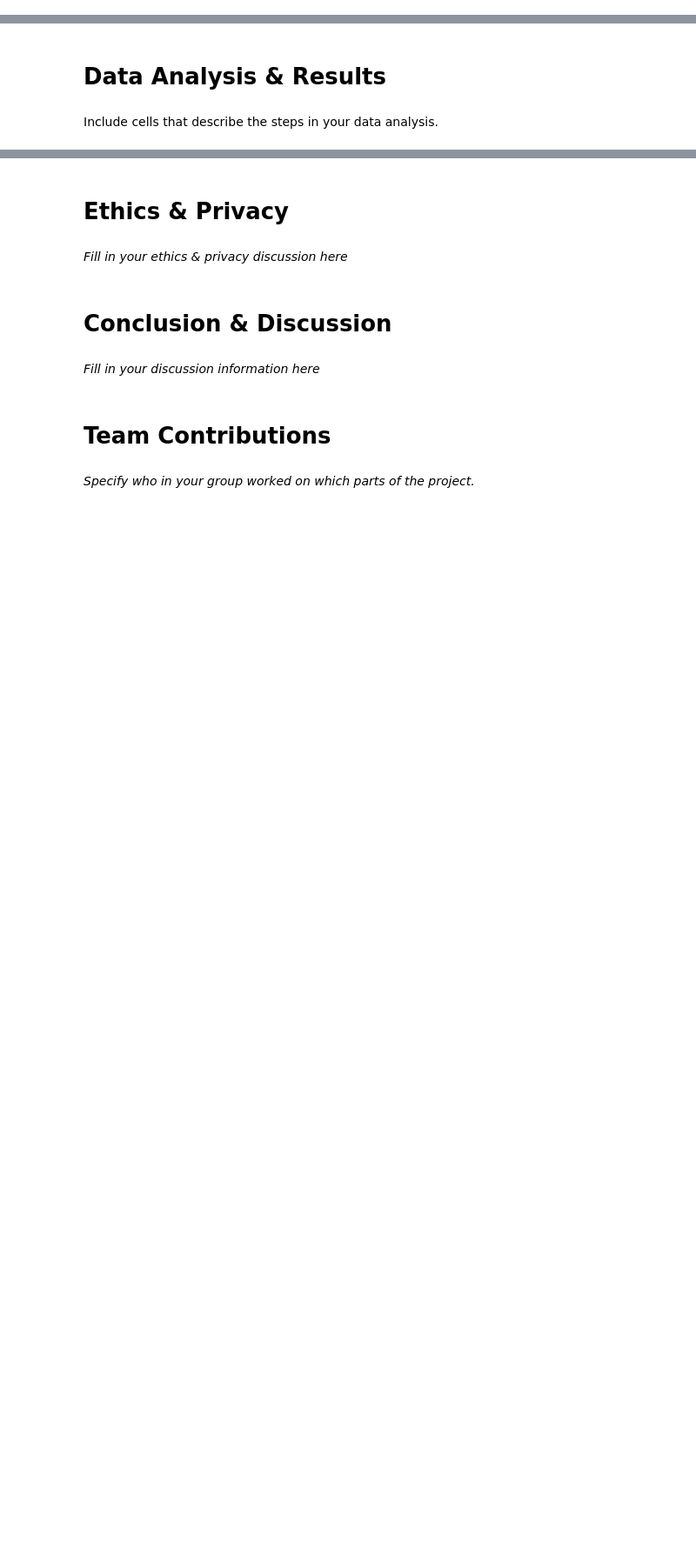
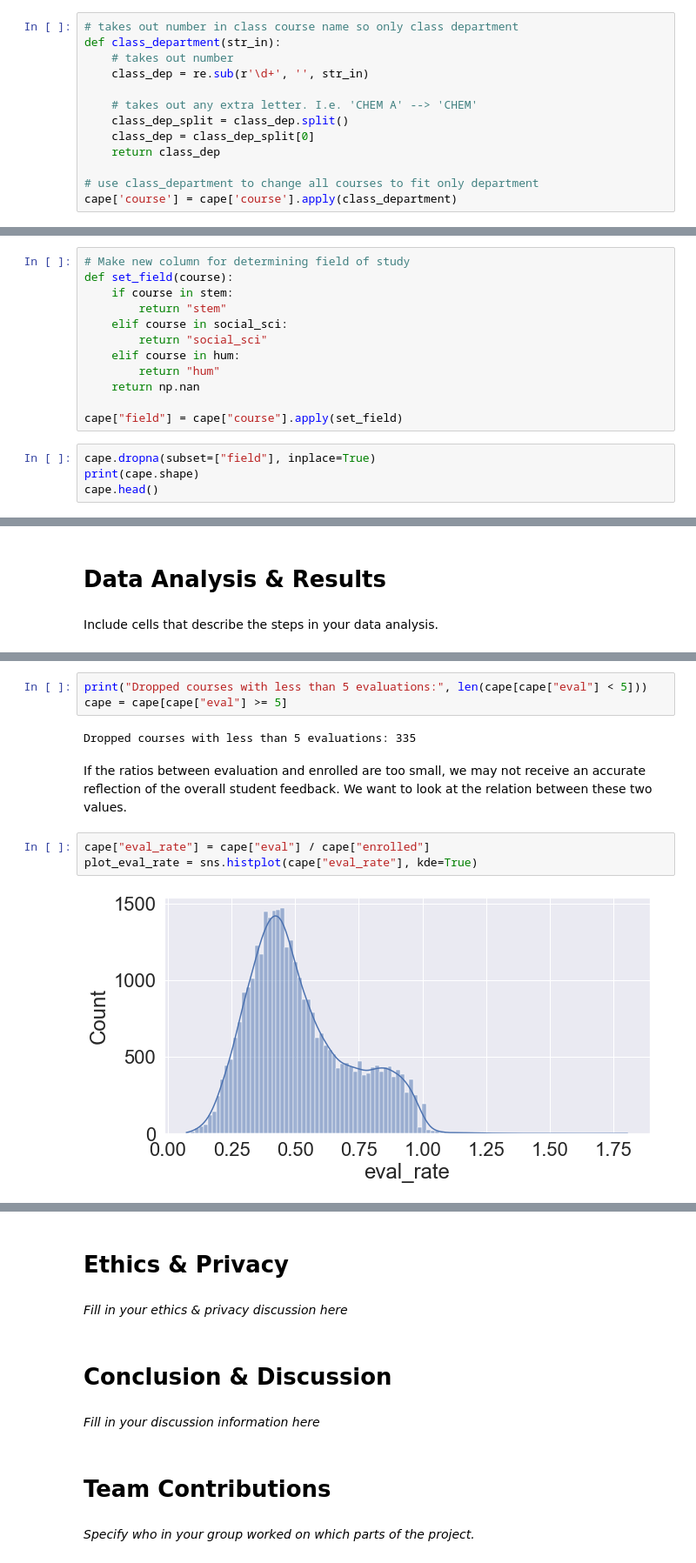
Before and after one commit to p-ghag/DataScience, a Jupyter notebook: FinalProject_group046.ipynb, the cells around one changed output, grey strips where cells are left out. Shown at 87% size. Saved outputs shown, nothing was run; the diff lists cells and outputs as text; blank space fills up the shorter version.

Commit message:
update EDA data visualization

```diff
--- a/FinalProject_group046.ipynb
+++ b/FinalProject_group046.ipynb
@@ -107,0 +197,13 @@ Describe your data cleaning steps here.
+# %%
+# takes out number in class course name so only class department
+def class_department(str_in):
+    # takes out number
+    class_dep = re.sub(r'\d+', '', str_in)
+
+    # takes out any extra letter. I.e. 'CHEM A' --> 'CHEM'
+    class_dep_split = class_dep.split()
+    class_dep = class_dep_split[0]
+    return class_dep
+
+# use class_department to change all courses to fit only department
+cape['course'] = cape['course'].apply(class_department)
@@ -107,0 +245,16 @@ Describe your data cleaning steps here.
+# %%
+# Make new column for determining field of study
+def set_field(course):
+    if course in stem:
+        return "stem"
+    elif course in social_sci:
+        return "social_sci"
+    elif course in hum:
+        return "hum"
+    return np.nan
+
+cape["field"] = cape["course"].apply(set_field)
+# %%
+cape.dropna(subset=["field"], inplace=True)
+print(cape.shape)
+cape.head()
@@ -114,0 +287,12 @@ Include cells that describe the steps in your data analysis.
+# %%
+print("Dropped courses with less than 5 evaluations:", len(cape[cape["eval"] < 5]))
+cape = cape[cape["eval"] >= 5]
+# %% [output]
+Dropped courses with less than 5 evaluations: 335
+# %% [markdown]
+If the ratios between evaluation and enrolled are too small, we may not receive an accurate reflection of the overall student feedback. We want to look at the relation between these two values.
+# %%
+cape["eval_rate"] = cape["eval"] / cape["enrolled"]
+plot_eval_rate = sns.histplot(cape["eval_rate"], kde=True)
+# %% [output]
+[figure, added]
```
Also changed, not shown: parts of 53 cells of this notebook.
